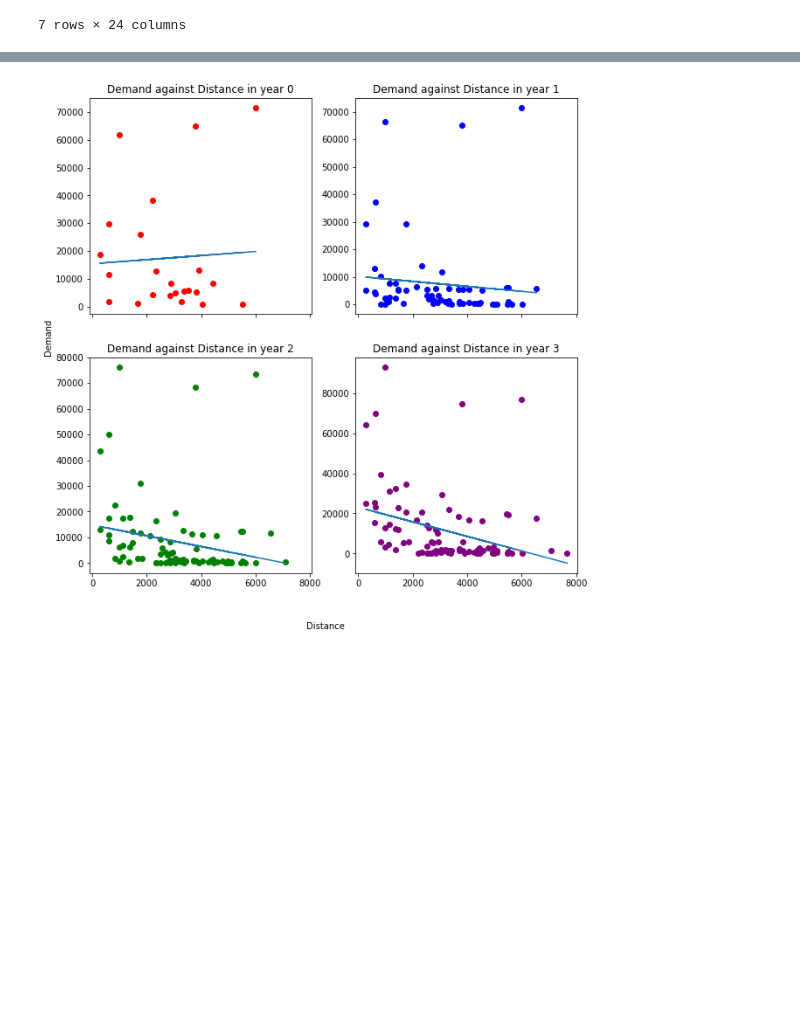
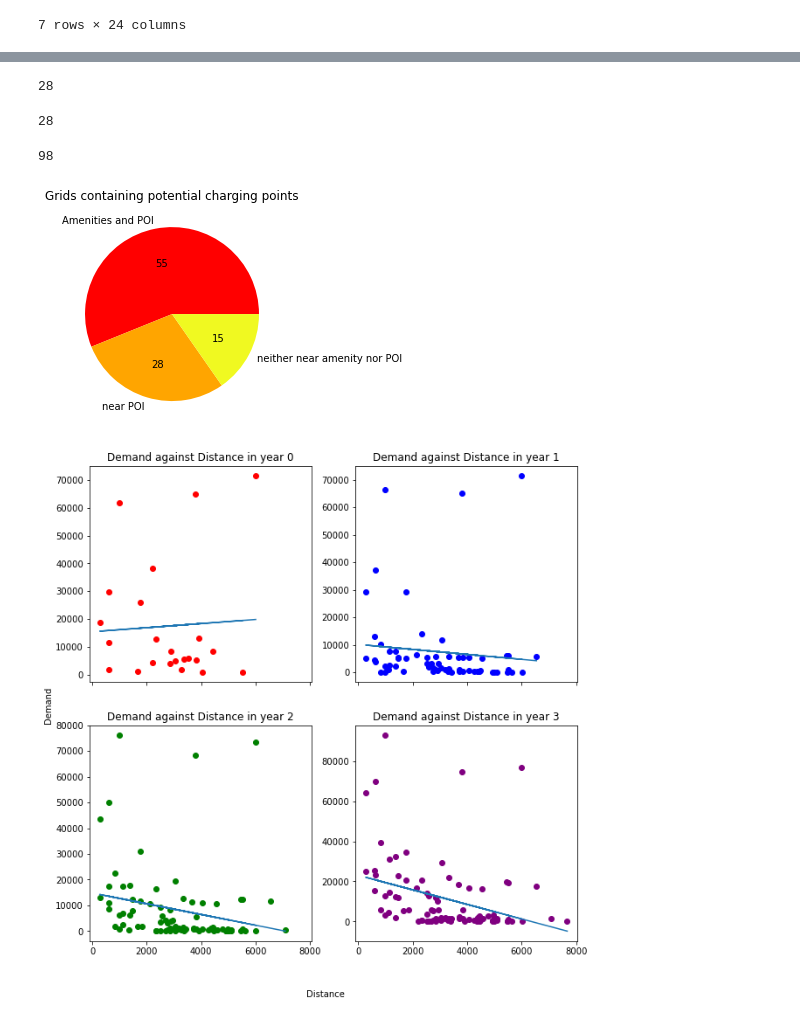
Before and after one commit to simocc/MMCS_project, a Jupyter notebook: preliminary_data_viz..ipynb, the cells around one changed output, grey strips where cells are left out. Drawn from its saved outputs; the diff is of its cells as text; code cells hidden in the pictures; blank space fills up the shorter version.

```diff
--- a/preliminary_data_viz..ipynb
+++ b/preliminary_data_viz..ipynb
@@ -32,3 +51,72 @@ df[(df['Distance from Centre']<2000) & (df['Demand_0']!=0)]
+# %%
+#df.loc(np.array(PCP['grid number']))
+dd = np.array(PCP['grid number'])
+df[(df['Ref'].isin(set(dd - 1))) & (df['Number of Potential Locations'] != 0)]
+
+#dd = np.array(df[df['Number of Potential Locations']!= 0].index)
+#PCP[(PCP['grid number'].isin(dd + 1))]
+
+#len(set(dd - 1) - set(POIisPot))
+intersect = []
+len(set(POIisPot) - set(dd-1))
+
+for x in locset:
+    if x in (dd-1):
+        intersect.append(x)
+
+
+len(intersect)
+# %% [output]
+28
+# %%
+POI = pd.read_excel('Interest _points.xlsx')
+PCP = pd.read_excel('Potential_Charging_Points.xlsx')
+ind1 = POI['grid number']
+dfPot = df[df['Number of Potential Locations'] != 0]
+# set1 = (set(ind1) - set(ind2))
+# set2 = (set(ind2) - set(ind1))
+# set3 = set.union(set2)
+#ind1 = POI[POI['amenity'] == "supermarket" ]['grid number']
+#df[(df['Ref'].isin(ind1)) & (df['Number of Potential Locations'] != 0)]
+df_changed = df.loc[ind1 - 1]
+df_changed = df_changed.drop_duplicates()
+POIisPot = df_changed[df_changed['Number of Potential Locations'] != 0].index
+#df[df['Number of Potential Locations'] != 0]
+#df_changed[df_changed['Number of Potential Locations'] != 0]
+POIisnotPot = df_changed[df_changed['Number of Potential Locations'] == 0].index
+availableLocs = []
+locss = []
+for x in POIisnotPot:
+    POIisnotPotnearPot = dist[dist[str(x)] == 1].index
+    availableLocs.append(len(df[(df['Ref'].isin(POIisnotPotnearPot+1)) & (df['Number of Potential Locations'] != 0)]))
+    locss.append(df[(df['Ref'].isin(POIisnotPotnearPot+1)) & (df['Number of Potential Locations'] != 0)].index)
+
+availableLocs # has potential nearby
+
+locset = set()
+for x in locss:
+    for y in x:
+        locset.add(y)
+
+
+len(locset)
+# %% [output]
+28
+# %%
+len(set(PCP['grid number']))
+# %% [output]
+98
+# %%
+y = np.array([55, 28, 15])
+mylabels = ["Amenities and POI", "near POI", "neither near amenity nor POI"]
+mycolors = ["red", "orange", "#f0f921"]
+total = sum(y)
+plt.pie(y, labels = mylabels, colors = mycolors, autopct= lambda p: '{:.0f}'.format(p * total / 100))
+#plt.legend(title = "Four Fruits:")
+plt.title("Grids containing potential charging points")
+plt.show()
+# %% [output]
+[figure, added]
 # %%
 
 x = np.array(df[df['Demand_0'] != 0]['Distance from Centre'])[:-2]
```
Also changed, not shown: parts of 6 cells of this notebook, 23 other files.
